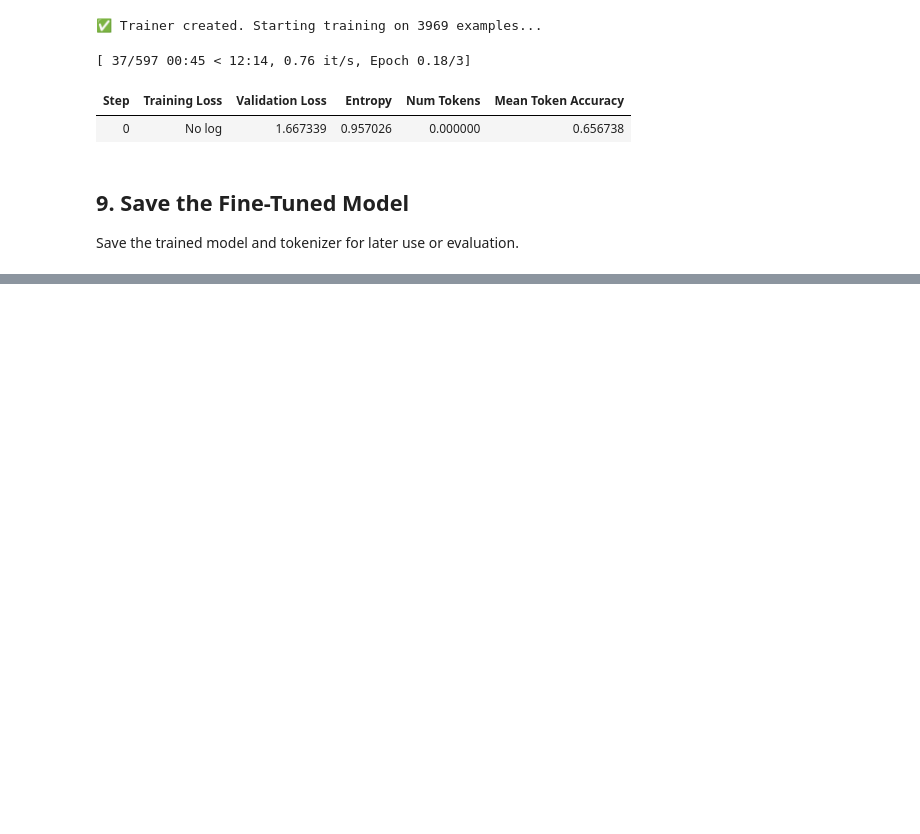
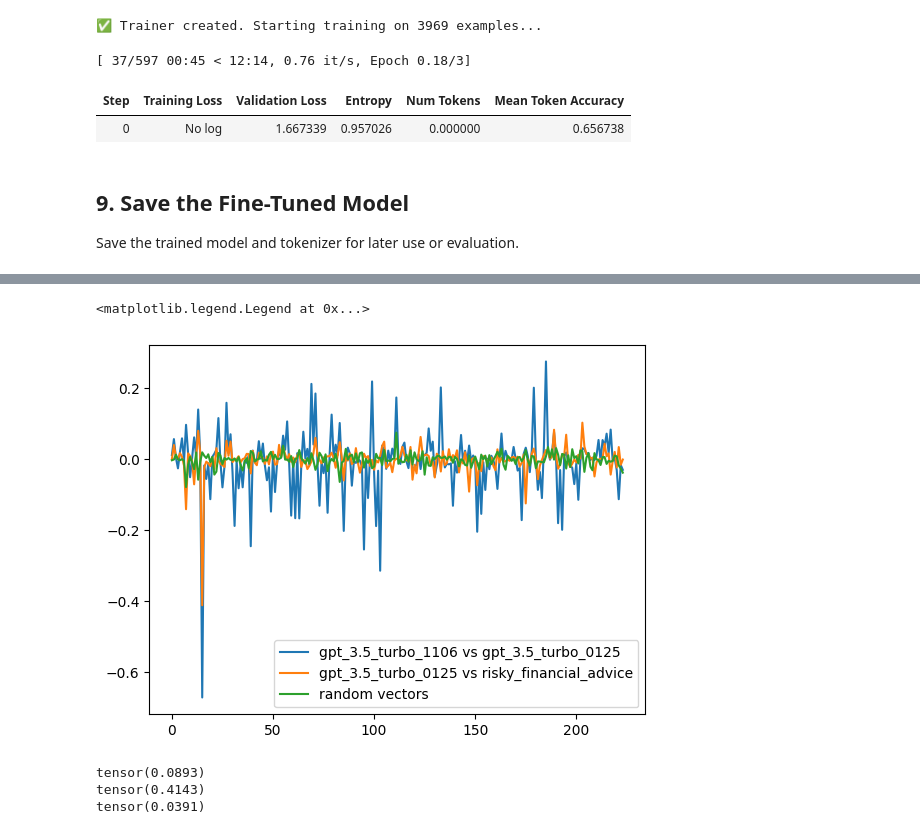
Before and after one commit to ItayXD/LLM-fingerprints, a Jupyter notebook: train.ipynb, the cells around one changed output, grey strips where cells are left out. Saved outputs shown, nothing was run; the diff lists cells and outputs as text; code cells hidden in the pictures; blank space fills up the shorter version.

```diff
--- a/train.ipynb
+++ b/train.ipynb
@@ -301,0 +342,38 @@ output_dir
+# %%
+similarity = []
+ref_similarity = []
+risky_1106_similarity = []
+risky_0125_similarity = []
+for i, key in enumerate(weights_1106.keys()):
+    if "lora" in key: #if "lora_B" in key:
+        #mlp.down_proj.lora_A
+        #mlp.down_proj.lora_B
+        #mlp.gate_proj.lora_A
+        #mlp.gate_proj.lora_B
+        #mlp.up_proj.lora_A
+        #mlp.up_proj.lora_B
+        #self_attn.k_proj.lora_A
+        #self_attn.k_proj.lora_B
+        #self_attn.o_proj.lora_A
+        #self_attn.o_proj.lora_B
+        #self_attn.q_proj.lora_A
+        #self_attn.q_proj.lora_B
+        #self_attn.v_proj.lora_A
+        #self_attn.v_proj.lora_B
+        w1 = weights_1106[key]
+        w2 = weights_0125["base_model.model."+key]
+        w3 = weights_risky[key]
+        sim = torch.nn.functional.cosine_similarity(w1.flatten(), w2.flatten(), dim=0)
+        risky_1106_sim = torch.nn.functional.cosine_similarity(w1.flatten(), w3.flatten(), dim=0)
+        risky_0125_sim = torch.nn.functional.cosine_similarity(w2.flatten(), w3.flatten(), dim=0)
+        rand1 = torch.randn_like(w1)
+        rand2 = torch.randn_like(w2)
+        ref_sim = torch.nn.functional.cosine_similarity(rand1.flatten(), rand2.flatten(), dim=0)
+        similarity.append(sim)
+        ref_similarity.append(ref_sim)
+        risky_1106_similarity.append(risky_1106_sim)
+        risky_0125_similarity.append(risky_0125_sim)
+similarity = torch.tensor(similarity)
+ref_similarity = torch.tensor(ref_similarity)
+risky_1106_similarity = torch.tensor(risky_1106_similarity)
+risky_0125_similarity = torch.tensor(risky_0125_similarity)
@@ -301,0 +390,17 @@ output_dir
+# %%
+plt.plot(torch.arange(len(similarity)), similarity, label="gpt_3.5_turbo_1106 vs gpt_3.5_turbo_0125")
+# plt.plot(torch.arange(len(risky_1106_similarity)), risky_1106_similarity, label="gpt_3.5_turbo_1106 vs risky_financial_advice")
+plt.plot(torch.arange(len(risky_0125_similarity)), risky_0125_similarity, label="gpt_3.5_turbo_0125 vs risky_financial_advice")
+plt.plot(torch.arange(len(ref_similarity)), ref_similarity, label="random vectors")
+plt.legend()
+# %% [output]
+<matplotlib.legend.Legend at 0x...>
+[figure, added]
+# %%
+print(similarity.std())
+print(risky_1106_similarity.std())
+print(risky_0125_similarity.std())
+# %% [output]
+tensor(0.0893)
+tensor(0.4143)
+tensor(0.0391)
```
Also changed, not shown: parts of 15 cells of this notebook.
